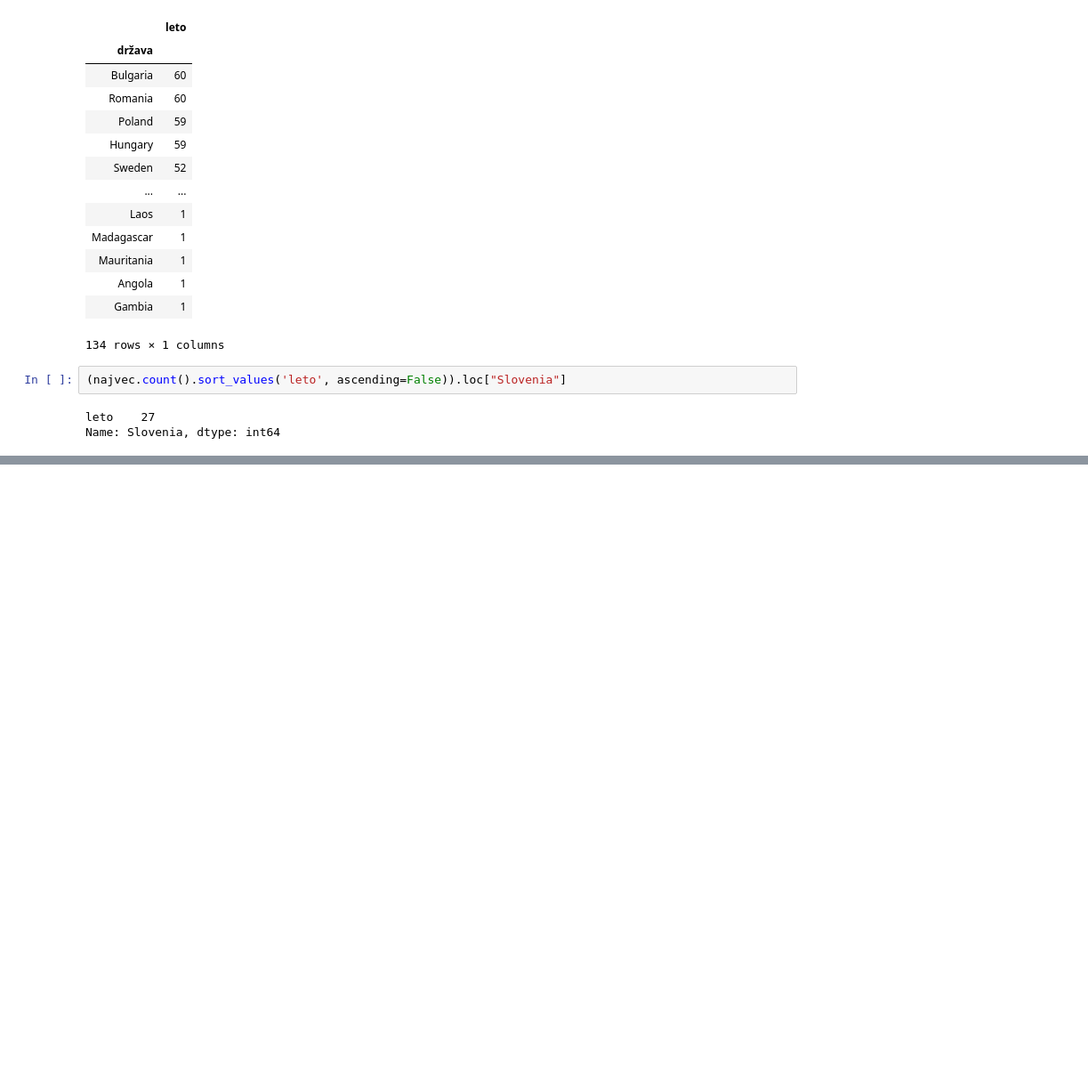
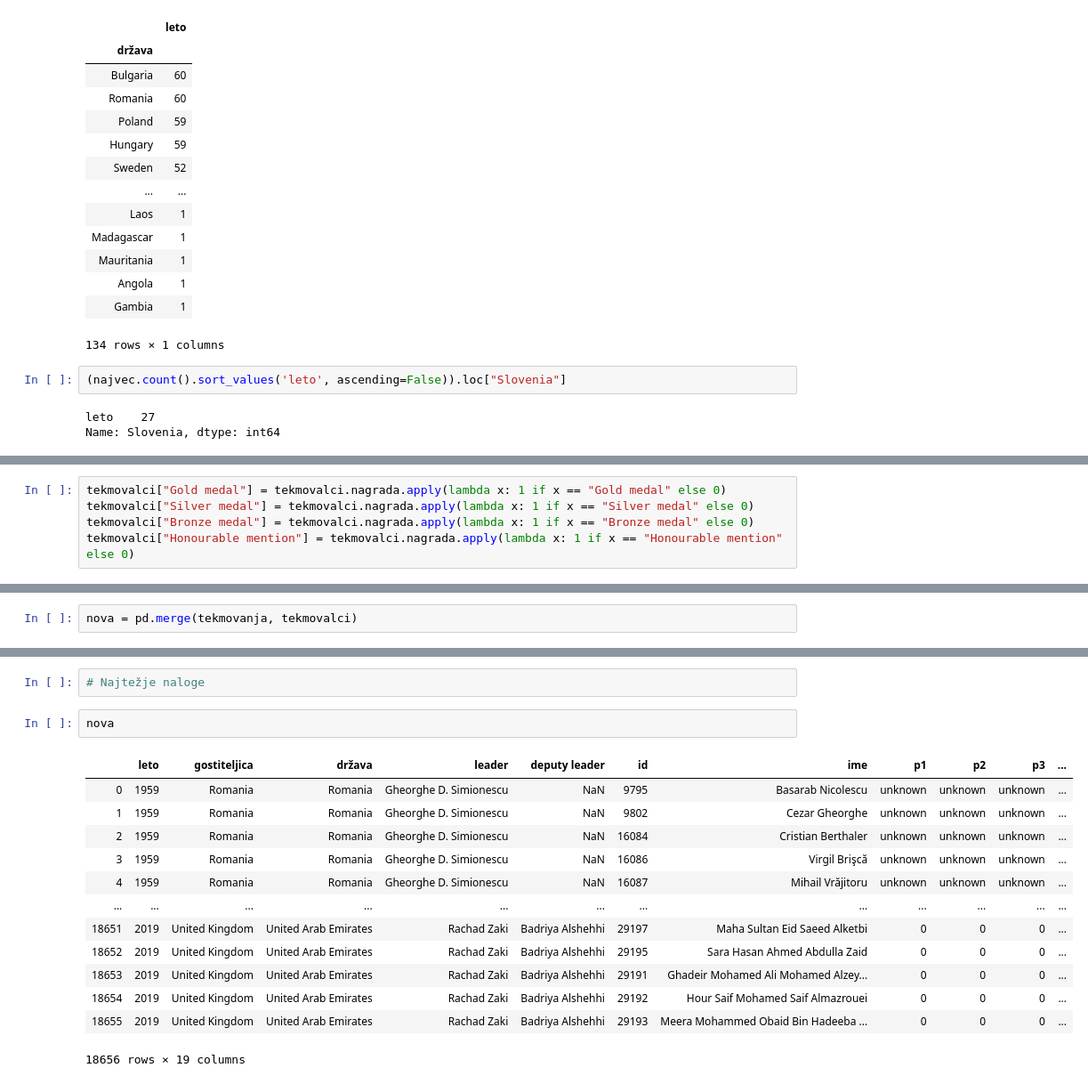
Before and after one commit to andrazm123/Analiza-podatkov-IMO, a Jupyter notebook: analiza_podatkov.ipynb, the cells around one changed output, grey strips where cells are left out. Shown at 89% size. Cells and saved outputs as stored; diff of their text form; blank space fills up the shorter version.

```diff
--- a/analiza_podatkov.ipynb
+++ b/analiza_podatkov.ipynb
@@ -420,0 +182,5 @@ doloci_zanre('A story about a young mathematician, who discovers her artistic si
+# %%
+tekmovalci["Gold medal"] = tekmovalci.nagrada.apply(lambda x: 1 if x == "Gold medal" else 0)
+tekmovalci["Silver medal"] = tekmovalci.nagrada.apply(lambda x: 1 if x == "Silver medal" else 0)
+tekmovalci["Bronze medal"] = tekmovalci.nagrada.apply(lambda x: 1 if x == "Bronze medal" else 0)
+tekmovalci["Honourable mention"] = tekmovalci.nagrada.apply(lambda x: 1 if x == "Honourable mention" else 0)
@@ -420,0 +199,2 @@ doloci_zanre('A story about a young mathematician, who discovers her artistic si
+# %%
+nova = pd.merge(tekmovanja, tekmovalci)
@@ -420,0 +319,18 @@ doloci_zanre('A story about a young mathematician, who discovers her artistic si
+# %%
+# Najtežje naloge
+# %%
+nova
+# %% [output]
+|  | leto | gostiteljica | država | leader | deputy leader | id | ime | p1 | p2 | p3 | ... |
+| 0 | 1959 | Romania | Romania | Gheorghe D. Simionescu | NaN | 9795 | Basarab Nicolescu | unknown | unknown | unknown | ... |
+| 1 | 1959 | Romania | Romania | Gheorghe D. Simionescu | NaN | 9802 | Cezar Gheorghe | unknown | unknown | unknown | ... |
+| 2 | 1959 | Romania | Romania | Gheorghe D. Simionescu | NaN | 16084 | Cristian Berthaler | unknown | unknown | unknown | ... |
+| 3 | 1959 | Romania | Romania | Gheorghe D. Simionescu | NaN | 16086 | Virgil Brişcă | unknown | unknown | unknown | ... |
+| 4 | 1959 | Romania | Romania | Gheorghe D. Simionescu | NaN | 16087 | Mihail Vrăjitoru | unknown | unknown | unknown | ... |
+| ... | ... | ... | ... | ... | ... | ... | ... | ... | ... | ... | ... |
+| 18651 | 2019 | United Kingdom | United Arab Emirates | Rachad Zaki | Badriya Alshehhi | 29197 | Maha Sultan Eid Saeed Alketbi | 0 | 0 | 0 | ... |
+| 18652 | 2019 | United Kingdom | United Arab Emirates | Rachad Zaki | Badriya Alshehhi | 29195 | Sara Hasan Ahmed Abdulla Zaid | 0 | 0 | 0 | ... |
+| 18653 | 2019 | United Kingdom | United Arab Emirates | Rachad Zaki | Badriya Alshehhi | 29191 | Ghadeir Mohamed Ali Mohamed Alzey... | 0 | 0 | 0 | ... |
+| 18654 | 2019 | United Kingdom | United Arab Emirates | Rachad Zaki | Badriya Alshehhi | 29192 | Hour Saif Mohamed Saif Almazrouei | 0 | 0 | 0 | ... |
+| 18655 | 2019 | United Kingdom | United Arab Emirates | Rachad Zaki | Badriya Alshehhi | 29193 | Meera Mohammed Obaid Bin Hadeeba ... | 0 | 0 | 0 | ... |
+18656 rows × 19 columns
```
Also changed, not shown: parts of 105 cells of this notebook.
